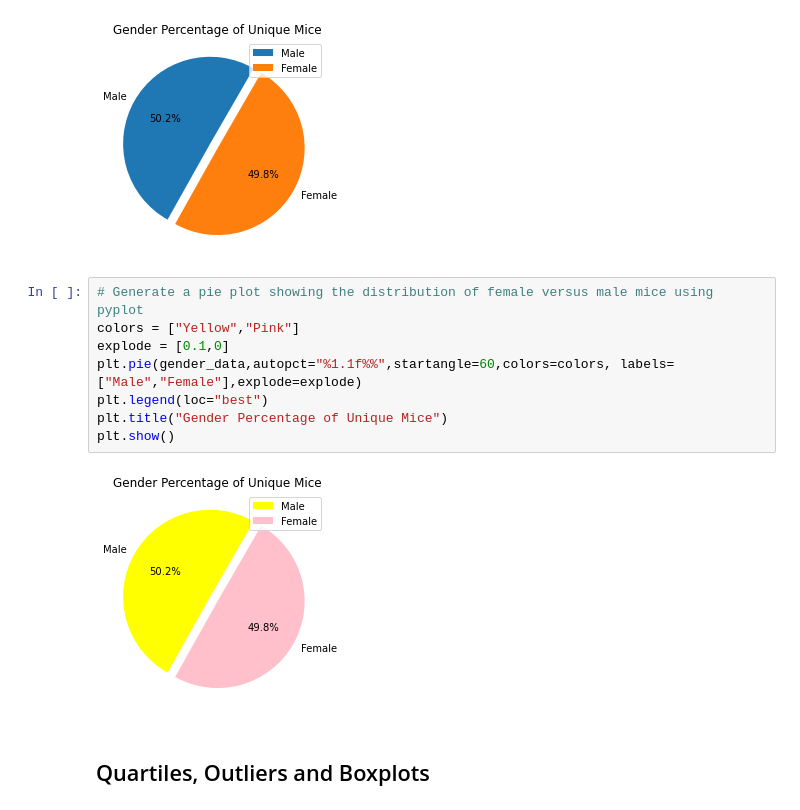
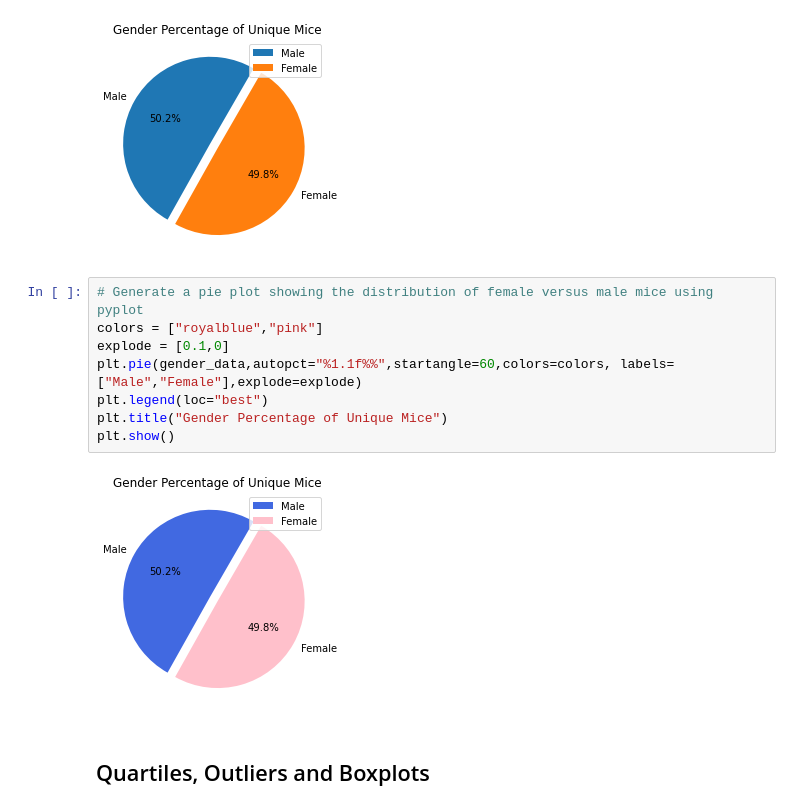
Before and after one commit to aspivak5/Matplotlib-Challenge, a Jupyter notebook: pymaceuticals_hw.ipynb, the cells around one changed output. Drawn from its saved outputs; the diff is of its cells as text.

```diff
--- a/pymaceuticals_hw.ipynb
+++ b/pymaceuticals_hw.ipynb
@@ -165,14 +165,14 @@ Text(0, 0.5, '')
 [figure]
 # %%
 # Generate a pie plot showing the distribution of female versus male mice using pyplot
-colors = ["Yellow","Pink"]
+colors = ["royalblue","pink"]
 explode = [0.1,0]
 plt.pie(gender_data,autopct="%1.1f%%",startangle=60,colors=colors, labels=["Male","Female"],explode=explode)
 plt.legend(loc="best")
 plt.title("Gender Percentage of Unique Mice")
 plt.show()
 # %% [output]
-[figure, old version]
+[figure, new version]
 # %% [markdown]
 ## Quartiles, Outliers and Boxplots
 # %%
```
Also changed, not shown: 2 other files.
